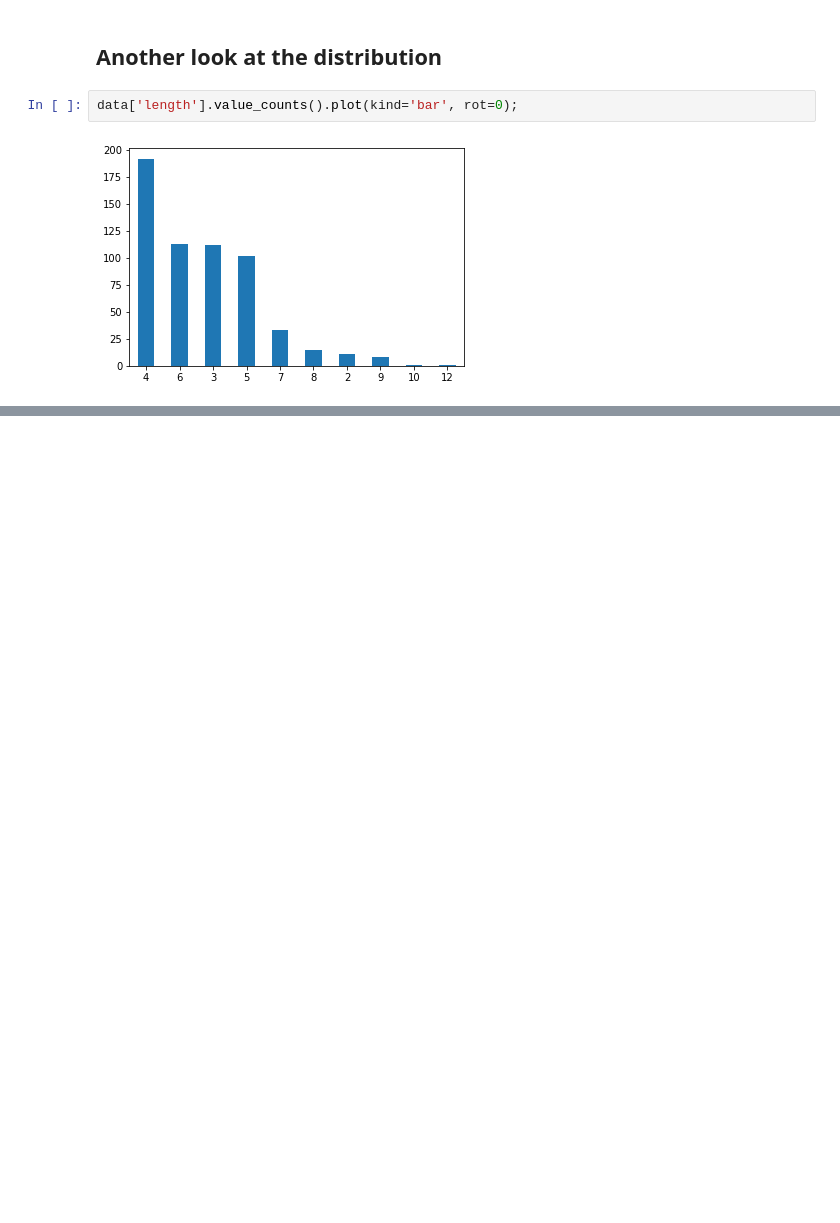
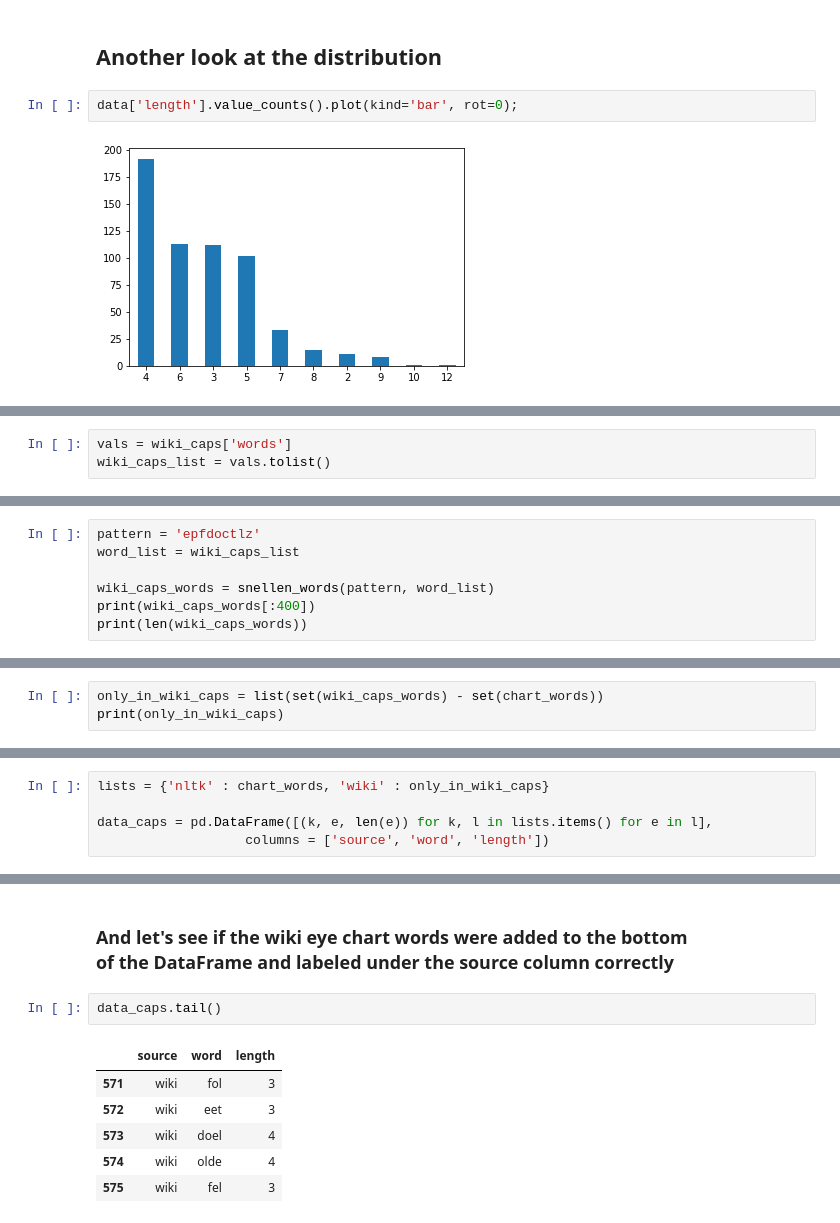
Before and after one commit to nate-walter/Words-From-The-Eye-Chart, a Jupyter notebook: Snellen_Words.ipynb, the cells around one changed output, grey strips where cells are left out. Drawn from its saved outputs; the diff is of its cells as text; blank space fills up the shorter version.

```diff
--- a/Snellen_Words.ipynb
+++ b/Snellen_Words.ipynb
@@ -989,0 +1168,3 @@ data['length'].value_counts().plot(kind='bar', rot=0);
+# %%
+vals = wiki_caps['words']
+wiki_caps_list = vals.tolist()
@@ -989,0 +1179,7 @@ data['length'].value_counts().plot(kind='bar', rot=0);
+# %%
+pattern = 'epfdoctlz'
+word_list = wiki_caps_list
+
+wiki_caps_words = snellen_words(pattern, word_list)
+print(wiki_caps_words[:400])
+print(len(wiki_caps_words))
@@ -989,0 +1260,3 @@ data['length'].value_counts().plot(kind='bar', rot=0);
+# %%
+only_in_wiki_caps = list(set(wiki_caps_words) - set(chart_words))
+print(only_in_wiki_caps)
@@ -989,0 +1267,5 @@ data['length'].value_counts().plot(kind='bar', rot=0);
+# %%
+lists = {'nltk' : chart_words, 'wiki' : only_in_wiki_caps}
+
+data_caps = pd.DataFrame([(k, e, len(e)) for k, l in lists.items() for e in l],
+                   columns = ['source', 'word', 'length'])
@@ -989,0 +1283,11 @@ data['length'].value_counts().plot(kind='bar', rot=0);
+# %% [markdown]
+### And let's see if the wiki eye chart words were added to the bottom<br> of the DataFrame and labeled under the source column correctly
+# %%
+data_caps.tail()
+# %% [output]
+|  | source | word | length |
+| 571 | wiki | fol | 3 |
+| 572 | wiki | eet | 3 |
+| 573 | wiki | doel | 4 |
+| 574 | wiki | olde | 4 |
+| 575 | wiki | fel | 3 |
```
Also changed, not shown: parts of 67 cells of this notebook.
